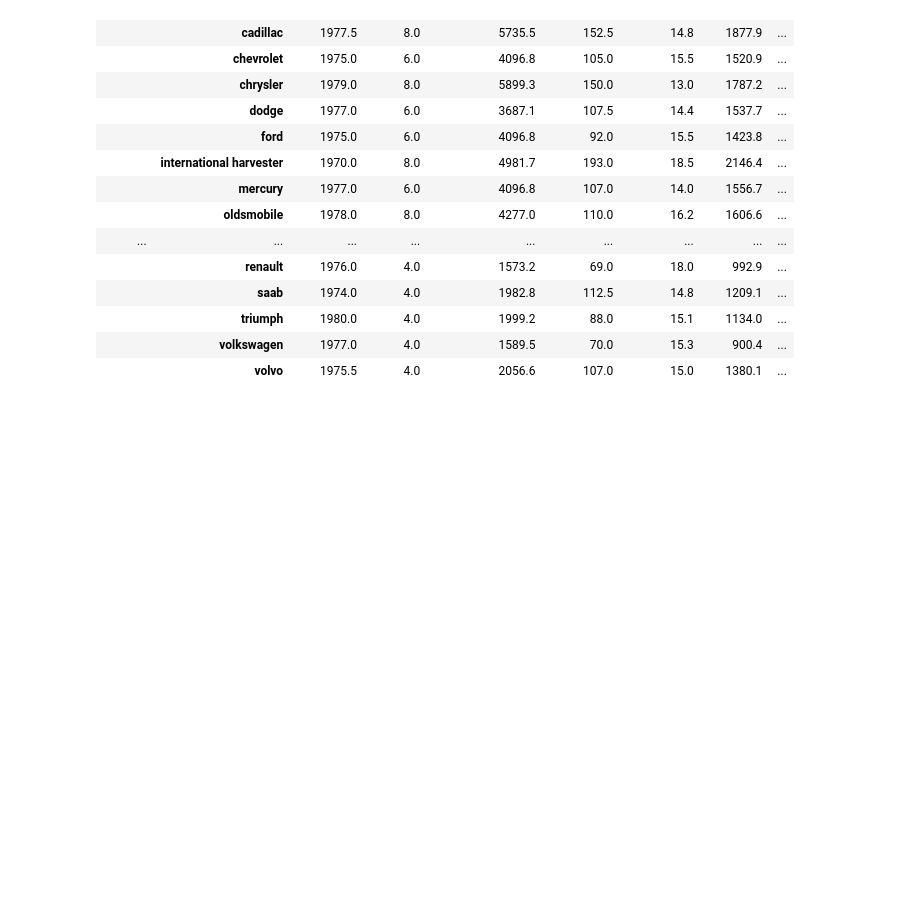
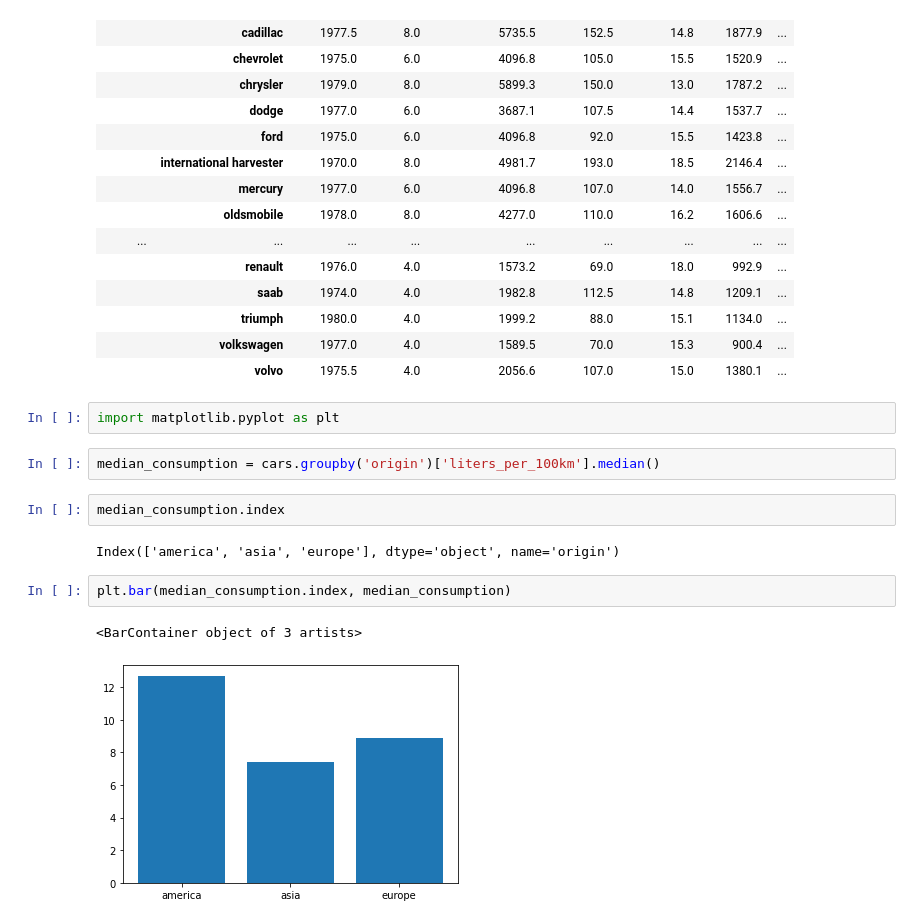
Before and after one commit to nebelgrau77/cars_mpg_eda, a Jupyter notebook: car_mpg_dataimport.ipynb, the cells around one changed output. Saved outputs shown, nothing was run; the diff lists cells and outputs as text; blank space fills up the shorter version.

Commit message:
added bar chart

```diff
--- a/car_mpg_dataimport.ipynb
+++ b/car_mpg_dataimport.ipynb
@@ -267,3 +267,16 @@ cars.groupby(['origin', 'brand']).median().round(1)
 |  | triumph | 1980.0 | 4.0 | 1999.2 | 88.0 | 15.1 | 1134.0 | ... |
 |  | volkswagen | 1977.0 | 4.0 | 1589.5 | 70.0 | 15.3 | 900.4 | ... |
 |  | volvo | 1975.5 | 4.0 | 2056.6 | 107.0 | 15.0 | 1380.1 | ... |
+# %%
+import matplotlib.pyplot as plt
+# %%
+median_consumption = cars.groupby('origin')['liters_per_100km'].median()
+# %%
+median_consumption.index
+# %% [output]
+Index(['america', 'asia', 'europe'], dtype='object', name='origin')
+# %%
+plt.bar(median_consumption.index, median_consumption)
+# %% [output]
+<BarContainer object of 3 artists>
+[figure, added]
```
